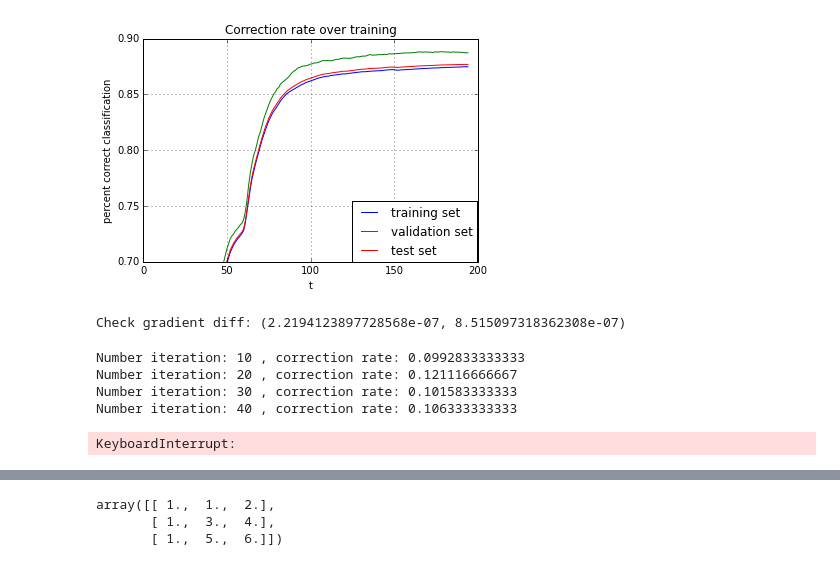
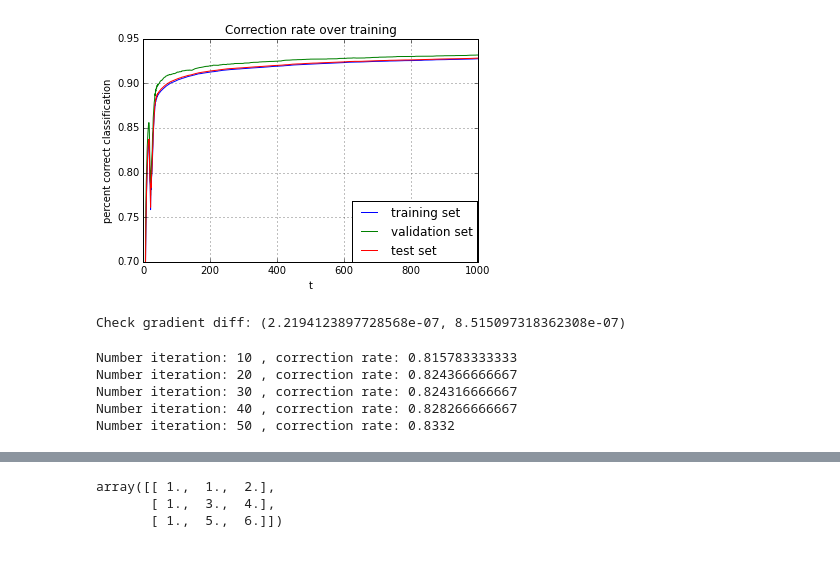
Before and after one commit to XiyunLiu/CSE253-Neural-Network, a Jupyter notebook: HW2/Untitled.ipynb, the cells around one changed output, grey strips where cells are left out. Saved outputs shown, nothing was run; the diff lists cells and outputs as text; code cells hidden in the pictures.

```diff
--- a/HW2/Untitled.ipynb
+++ b/HW2/Untitled.ipynb
@@ -262,5 +271,5 @@ class MNISTClassification():
         return len(match)*1.0/len(y)
 # %%
 mn = MNISTClassification()
-mn.fit(trainingImgs, trainingLabels, testImgs, testLabels, 10000, 3, T = 50, numHidden = 60 )
+mn.fit(trainingImgs, trainingLabels, testImgs, testLabels, 10000, 1, T = 50, numHidden = 60, optimize = True)
 # %% [output]
@@ -283,9 +277,9 @@ KeyboardInterrupt:
 # %%
 plotUpdate(mn.trainAccuracyPath, mn.validationAccuracyPath, mn.testAccuracyPath, 'Correction rate over training',
-           'training set', 'validation set','test set', "percent correct classification",[0.7,0.9], True)
-# plt.savefig('part3_10000_3_500.png', bbox_inches='tight')
+           'training set', 'validation set','test set', "percent correct classification",[0.7,0.95], True)
+# plt.savefig('part3_whole_1000iter.png', bbox_inches='tight') #Number iteration: 1000 , correction rate: 0.928116666667
 # %% [output]
-[figure, old version]
+[figure, new version]
 # %%
 checkGradient = MNISTClassification()
 checkGradient.fit(trainingImgs[:1], trainingLabels[:1], testImgs, testLabels, 1, 1, checkGradient = True)
@@ -298,10 +292,10 @@ random.shuffle(randomData)
 randomTrainImgs, randomTrainLabels = np.array(map(lambda x:x[0], randomData)), np.array(map(lambda x:x[1], randomData))
 # %%
 optimalMN = MNISTClassification()
-optimalMN.fit(randomTrainImgs, randomTrainLabels, testImgs, testLabels, 10000, 3, T = 500 )
+optimalMN.fit(randomTrainImgs, randomTrainLabels, testImgs, testLabels, 10000, 0.5, T = 50, numHidden = 60, maxIter = 50, optimize = True )
 # %% [output]
-Number iteration: 10 , correction rate: 0.0992833333333
-Number iteration: 20 , correction rate: 0.121116666667
-Number iteration: 30 , correction rate: 0.101583333333
-Number iteration: 40 , correction rate: 0.106333333333
+Number iteration: 10 , correction rate: 0.815783333333
+Number iteration: 20 , correction rate: 0.824366666667
+Number iteration: 30 , correction rate: 0.824316666667
+Number iteration: 40 , correction rate: 0.828266666667
+Number iteration: 50 , correction rate: 0.8332
-KeyboardInterrupt:
```
Also changed, not shown: parts of 4 cells of this notebook.
